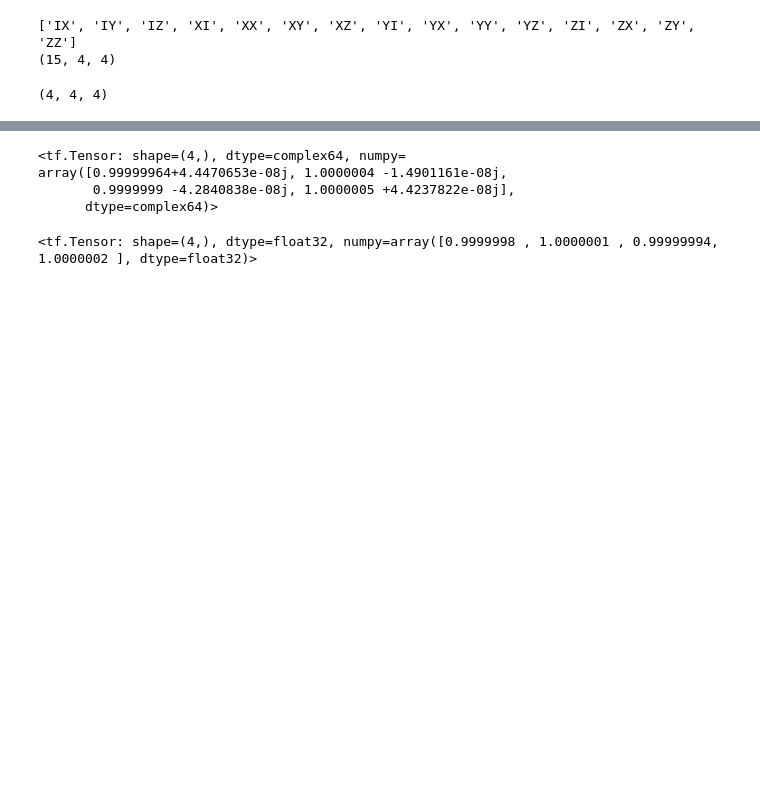
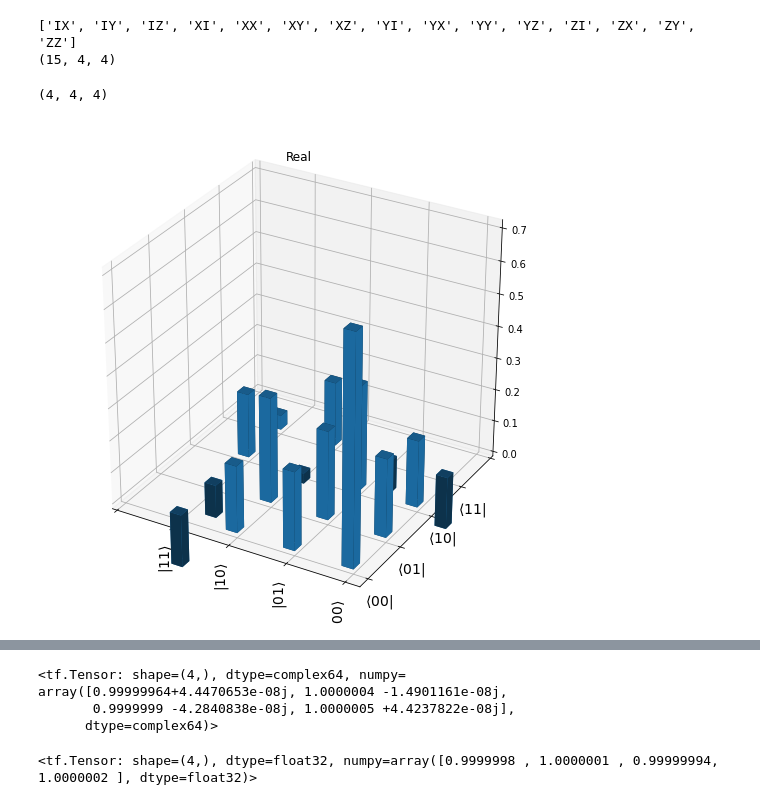
Before and after one commit to nahumsa/DM-Reconstruction, a Jupyter notebook: QMetrics Tensorflow.ipynb, the cells around one changed output, grey strips where cells are left out. Drawn from its saved outputs; the diff is of its cells as text; code cells hidden in the pictures; blank space fills up the shorter version.

Commit message:
Started working on density matrix plots

```diff
--- a/QMetrics Tensorflow.ipynb
+++ b/QMetrics Tensorflow.ipynb
@@ -83,3 +83,5 @@ density_matrix = 0.25*(tf.tensordot(ones_II , II ,axes=1) + tf.tensordot(measure
 print(density_matrix.shape)
 # %% [output]
 (4, 4, 4)
+# %%
+D = density_matrix[0].numpy()
@@ -85,0 +91,34 @@ print(density_matrix.shape)
+# %%
+num = int(np.log2(len(D)))
+column_names = ['|'+ bin(i)[2:].zfill(num) +'$\\rangle$' for i in range(2**num)]
+row_names = ['$\\langle$' + bin(i)[2:].zfill(num) + '|' for i in range(2**num)]
+lx = len(D[0])            # Work out matrix dimensions
+ly = len(D[:, 0])
+# %%
+_x = np.arange(len(D))
+_y = np.arange(len(D))
+_xx, _yy = np.meshgrid(_x, _y)
+x, y = _xx.ravel(), _yy.ravel()
+top = np.imag(D).ravel()
+bottom = np.zeros_like(top)
+width = depth = 0.2
+
+fig = plt.figure(figsize=(20, 9))
+
+ax1 = fig.add_subplot(121, projection='3d')
+
+ax1.xaxis.set_major_locator(plt.NullLocator())
+ax1.yaxis.set_major_locator(plt.NullLocator())
+
+ax1.bar3d(x, y, bottom, width, depth, np.real(D).flatten(), shade=True)
+
+ax1.set_xticks(np.arange(0, lx+0.5, 1))
+ax1.set_yticks(np.arange(0, ly+0.5, 1))
+ax1.set_yticklabels(row_names, fontsize=14)
+ax1.set_xticklabels(column_names, fontsize=14, rotation=90)
+ax1.invert_yaxis()
+
+ax1.set_title('Real')
+plt.show()
+# %% [output]
+[figure, added]
```
Also changed, not shown: parts of 3 cells of this notebook.
